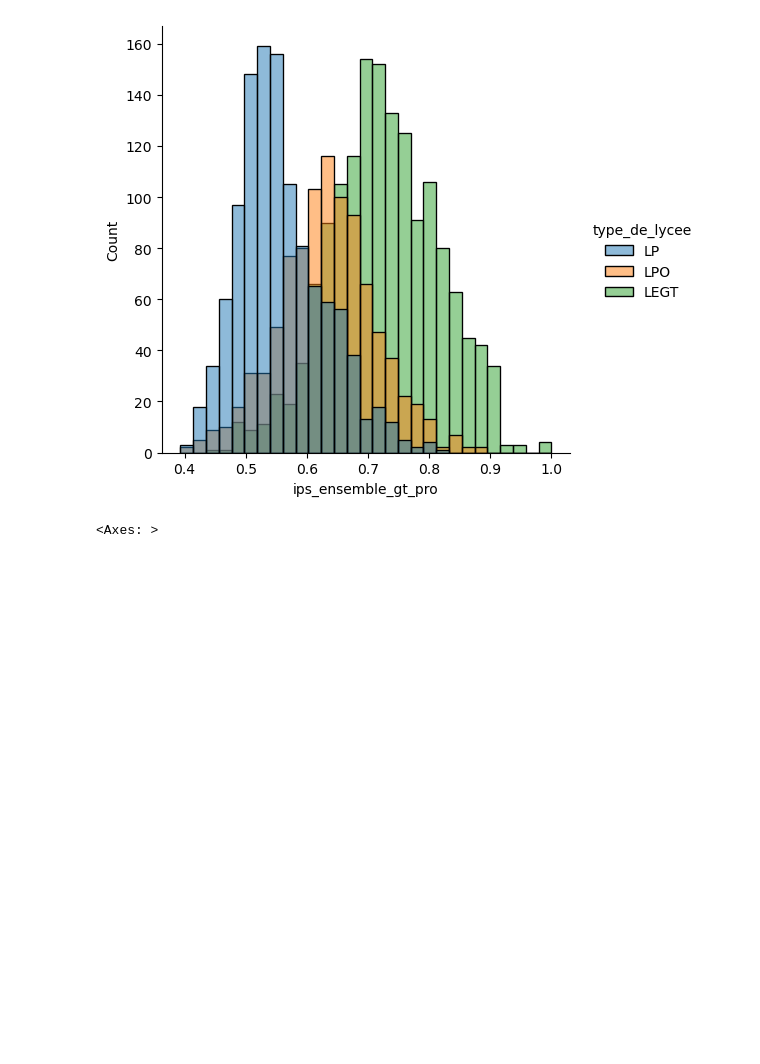
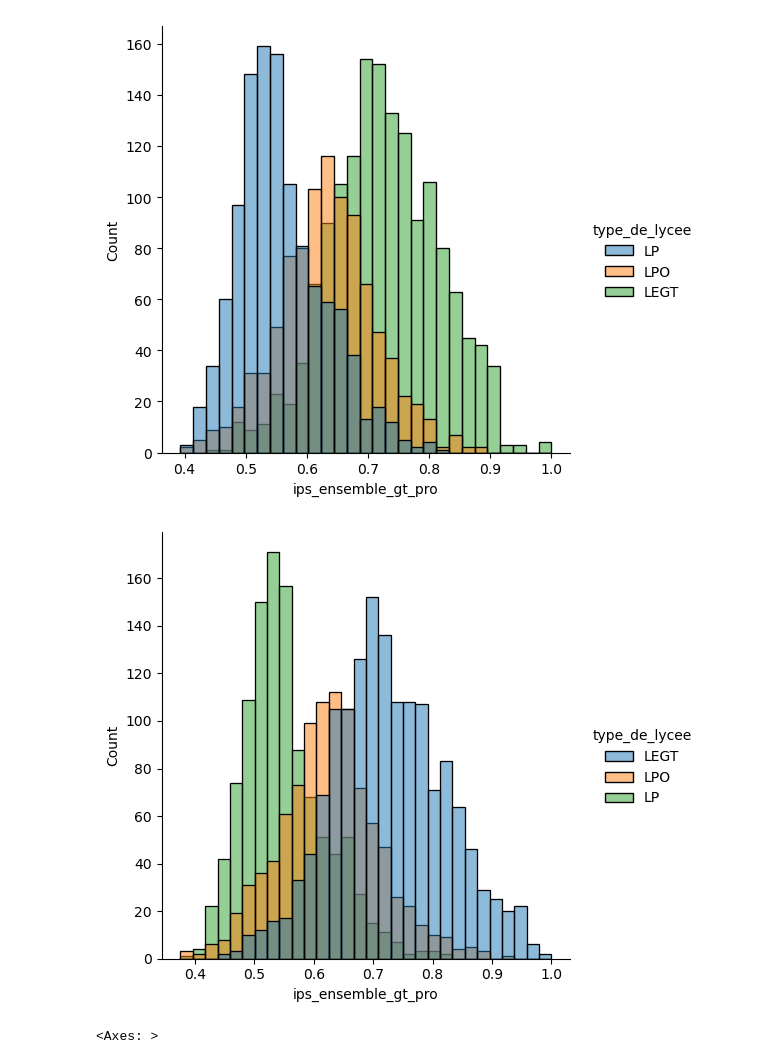
Before and after one commit to Nemesis81/PrezJedah, a Jupyter notebook: cleaningscripte/cleaning_Lycee.ipynb, the cells around one changed output. Saved outputs shown, nothing was run; the diff lists cells and outputs as text; code cells hidden in the pictures; blank space fills up the shorter version.

```diff
--- a/cleaningscripte/cleaning_Lycee.ipynb
+++ b/cleaningscripte/cleaning_Lycee.ipynb
@@ -175,6 +233,10 @@ fig2016 = sns.displot(df_2016, x='ips_ensemble_gt_pro', hue='type_de_lycee')
 fig2022 = sns.displot(df_2022, x='ips_ensemble_gt_pro', hue='type_de_lycee')
 # %% [output]
 [figure]
+# %%
+fig2023 = sns.displot(df_2023, x='ips_ensemble_gt_pro', hue='type_de_lycee')
+# %% [output]
+[figure, added]
 # %%
 sns.heatmap(df_2016.isnull())
 # %% [output]
```
Also changed, not shown: parts of 15 cells of this notebook, 1 other file.
